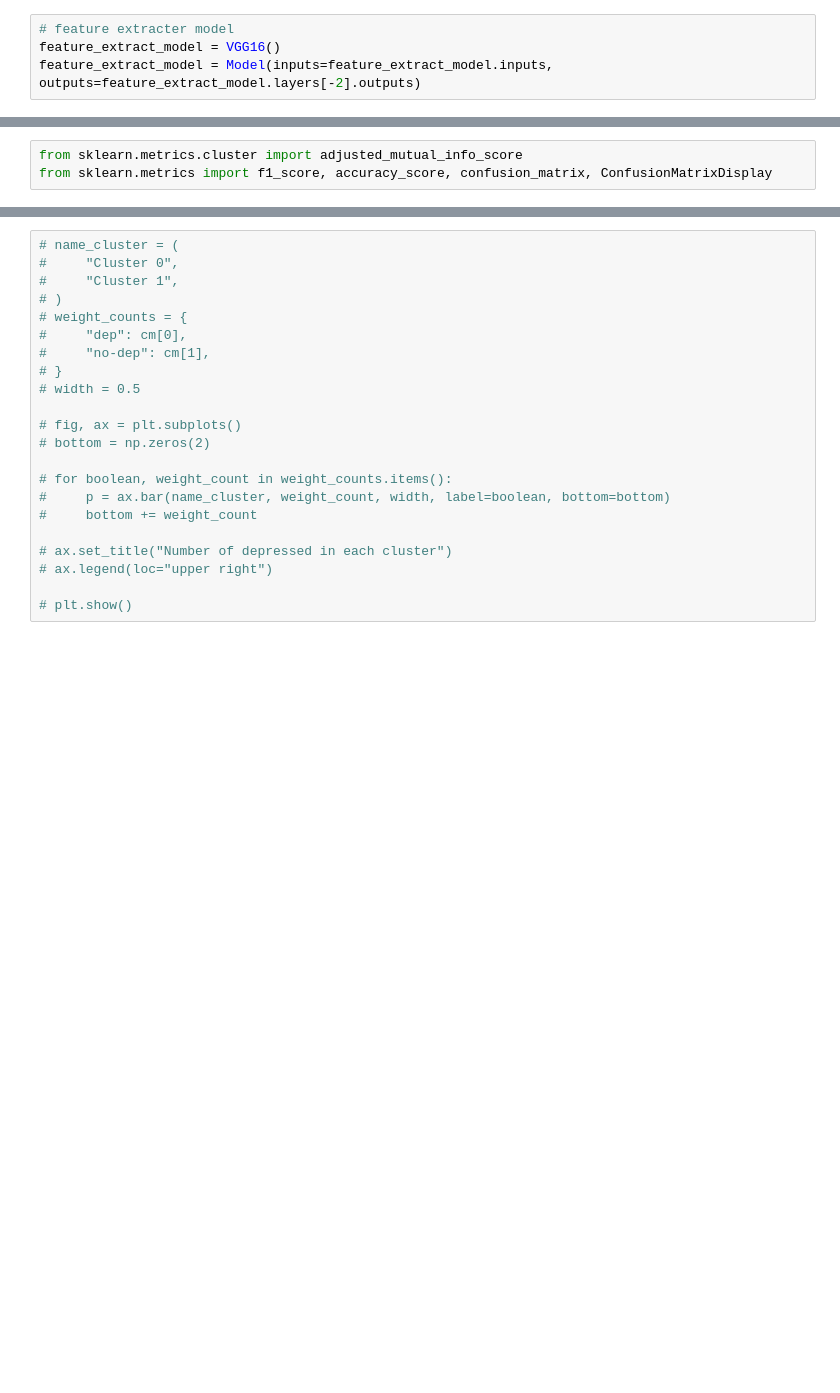
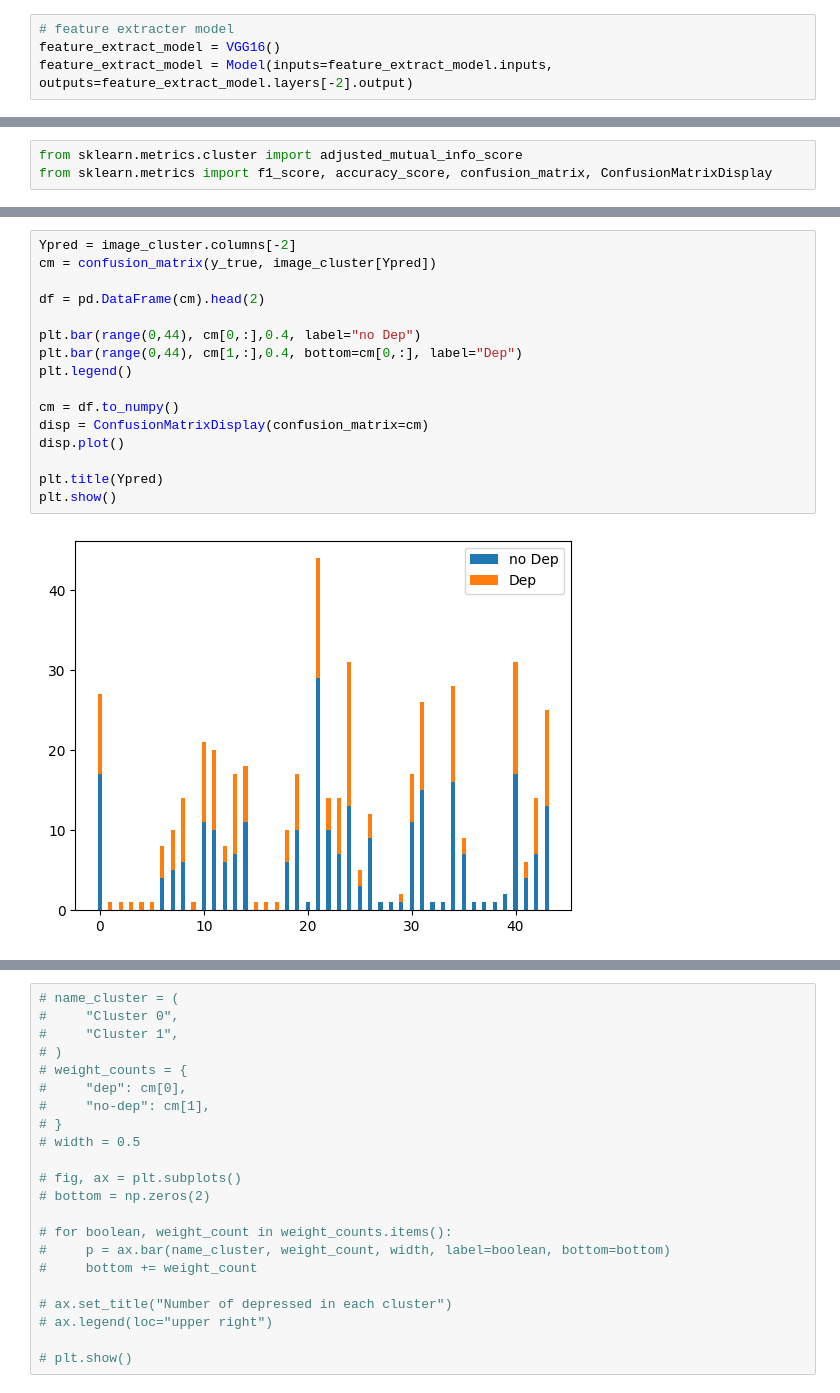
Before and after one commit to Marinku099/Sci-project-m5, a Jupyter notebook: Code/Depressed_DataClustering.ipynb, the cells around one changed output, grey strips where cells are left out. Drawn from its saved outputs; the diff is of its cells as text; blank space fills up the shorter version.

```diff
--- a/Code/Depressed_DataClustering.ipynb
+++ b/Code/Depressed_DataClustering.ipynb
@@ -115,4 +114,4 @@ def img2feature_extract(path, model):
 # %%
 # feature extracter model
 feature_extract_model = VGG16()
-feature_extract_model = Model(inputs=feature_extract_model.inputs, outputs=feature_extract_model.layers[-2].outputs)
+feature_extract_model = Model(inputs=feature_extract_model.inputs, outputs=feature_extract_model.layers[-2].output)
@@ -200,0 +307,18 @@ for Ypred in images_train[-5:-1].columns:
+# %%
+Ypred = image_cluster.columns[-2]
+cm = confusion_matrix(y_true, image_cluster[Ypred])
+
+df = pd.DataFrame(cm).head(2)
+
+plt.bar(range(0,44), cm[0,:],0.4, label="no Dep")
+plt.bar(range(0,44), cm[1,:],0.4, bottom=cm[0,:], label="Dep")
+plt.legend()
+
+cm = df.to_numpy()
+disp = ConfusionMatrixDisplay(confusion_matrix=cm)
+disp.plot()
+
+plt.title(Ypred)
+plt.show()
+# %% [output]
+[figure, added]
```
Also changed, not shown: parts of 23 cells of this notebook.
